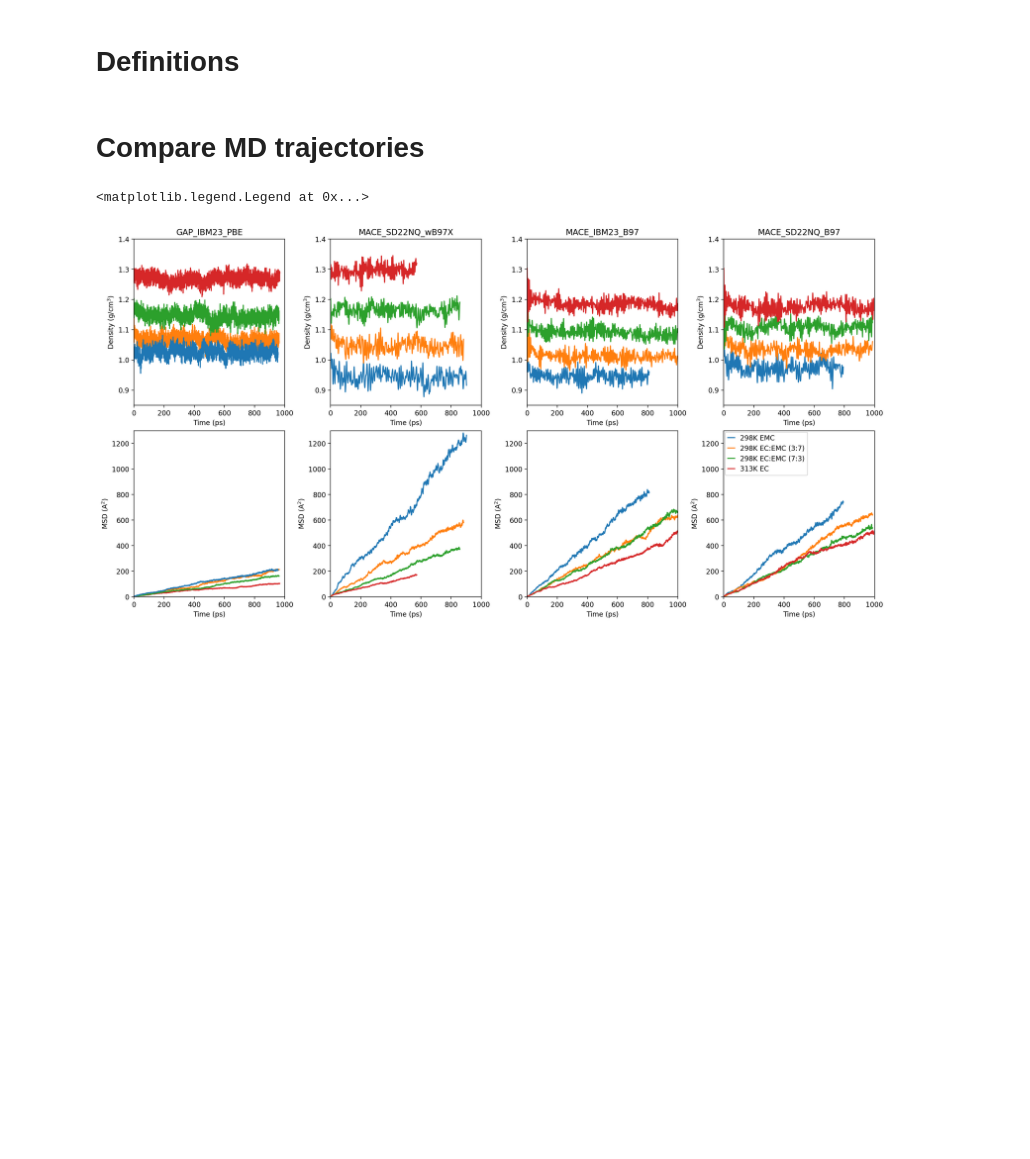
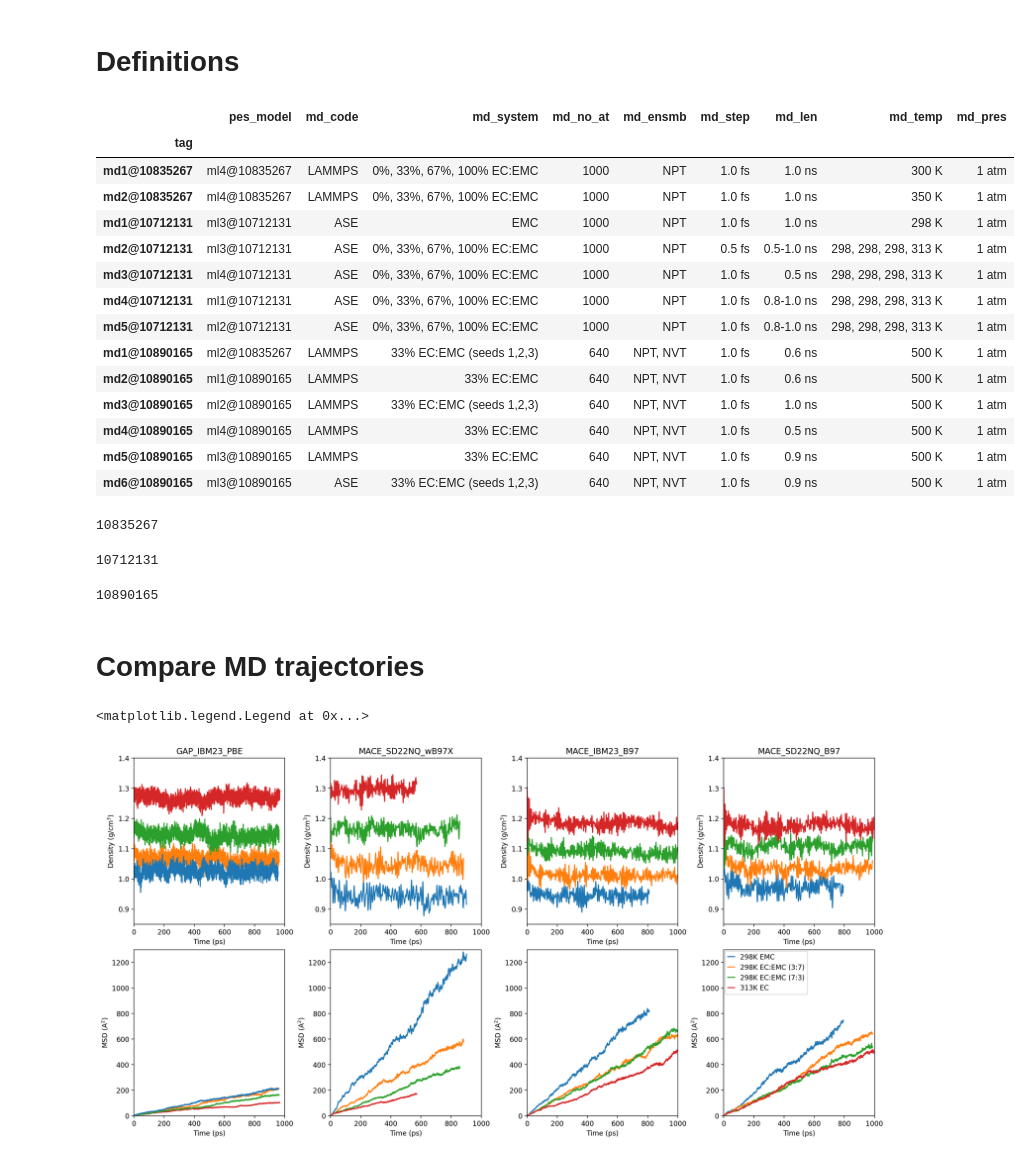
Before and after one commit to imagdau/dataTransferabilityMLIP, a Jupyter notebook: main.ipynb, the cells around one changed output. Saved outputs shown, nothing was run; the diff lists cells and outputs as text; code cells hidden in the pictures; blank space fills up the shorter version.

```diff
--- a/main.ipynb
+++ b/main.ipynb
@@ -12,3 +14,27 @@ ze.cache_all_data()
+# %%
+ze.zdb.to_pd('MDSims')
+# %% [output]
+|  | pes_model | md_code | md_system | md_no_at | md_ensmb | md_step | md_len | md_temp | md_pres |
+| tag |  |  |  |  |  |  |  |  |  |
+| md1@10835267 | ml4@10835267 | LAMMPS | 0%, 33%, 67%, 100% EC:EMC | 1000 | NPT | 1.0 fs | 1.0 ns | 300 K | 1 atm |
+| md2@10835267 | ml4@10835267 | LAMMPS | 0%, 33%, 67%, 100% EC:EMC | 1000 | NPT | 1.0 fs | 1.0 ns | 350 K | 1 atm |
+| md1@10712131 | ml3@10712131 | ASE | EMC | 1000 | NPT | 1.0 fs | 1.0 ns | 298 K | 1 atm |
+| md2@10712131 | ml3@10712131 | ASE | 0%, 33%, 67%, 100% EC:EMC | 1000 | NPT | 0.5 fs | 0.5-1.0 ns | 298, 298, 298, 313 K | 1 atm |
+| md3@10712131 | ml4@10712131 | ASE | 0%, 33%, 67%, 100% EC:EMC | 1000 | NPT | 1.0 fs | 0.5 ns | 298, 298, 298, 313 K | 1 atm |
+| md4@10712131 | ml1@10712131 | ASE | 0%, 33%, 67%, 100% EC:EMC | 1000 | NPT | 1.0 fs | 0.8-1.0 ns | 298, 298, 298, 313 K | 1 atm |
+| md5@10712131 | ml2@10712131 | ASE | 0%, 33%, 67%, 100% EC:EMC | 1000 | NPT | 1.0 fs | 0.8-1.0 ns | 298, 298, 298, 313 K | 1 atm |
+| md1@10890165 | ml2@10835267 | LAMMPS | 33% EC:EMC (seeds 1,2,3) | 640 | NPT, NVT | 1.0 fs | 0.6 ns | 500 K | 1 atm |
+| md2@10890165 | ml1@10890165 | LAMMPS | 33% EC:EMC | 640 | NPT, NVT | 1.0 fs | 0.6 ns | 500 K | 1 atm |
+| md3@10890165 | ml2@10890165 | LAMMPS | 33% EC:EMC (seeds 1,2,3) | 640 | NPT, NVT | 1.0 fs | 1.0 ns | 500 K | 1 atm |
+| md4@10890165 | ml4@10890165 | LAMMPS | 33% EC:EMC | 640 | NPT, NVT | 1.0 fs | 0.5 ns | 500 K | 1 atm |
+| md5@10890165 | ml3@10890165 | LAMMPS | 33% EC:EMC | 640 | NPT, NVT | 1.0 fs | 0.9 ns | 500 K | 1 atm |
+| md6@10890165 | ml3@10890165 | ASE | 33% EC:EMC (seeds 1,2,3) | 640 | NPT, NVT | 1.0 fs | 0.9 ns | 500 K | 1 atm |
+# %%
+ze.cache_all_data()
+# %% [output]
+10835267
+10712131
+10890165
 # %%
 import os
 import glob
```
Also changed, not shown: parts of 2 cells of this notebook.
